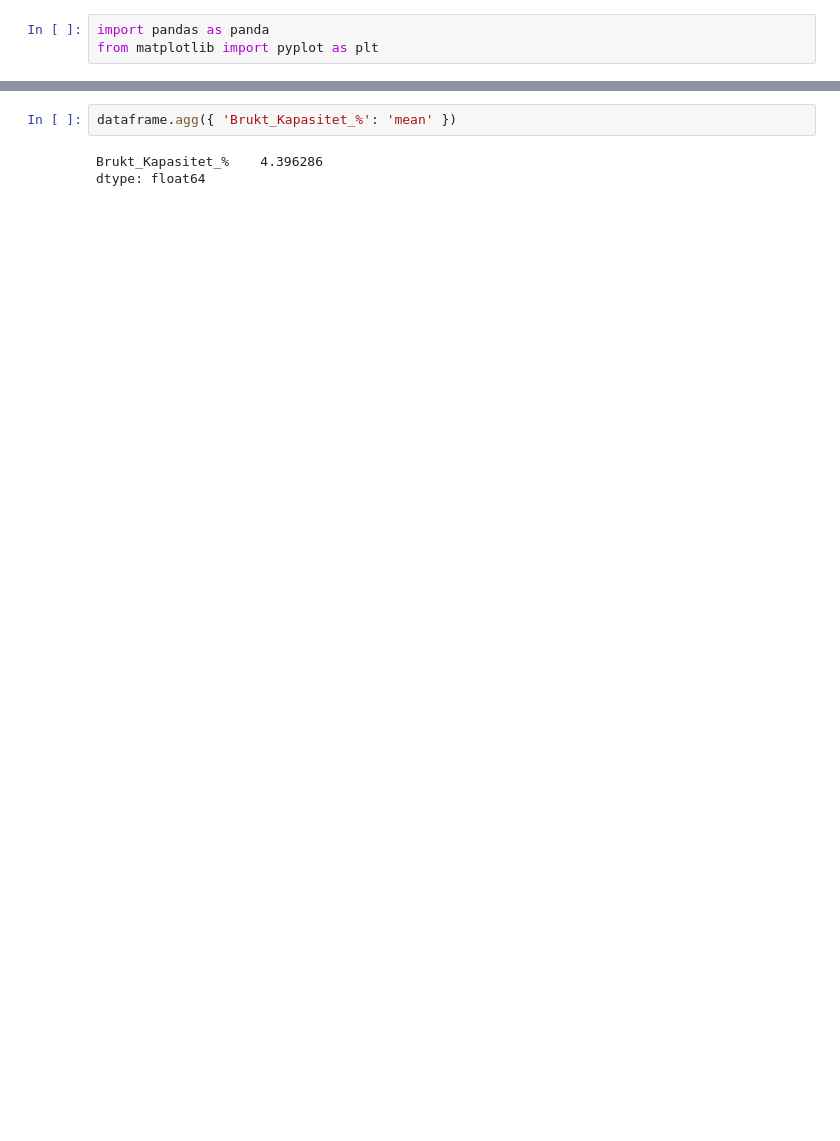
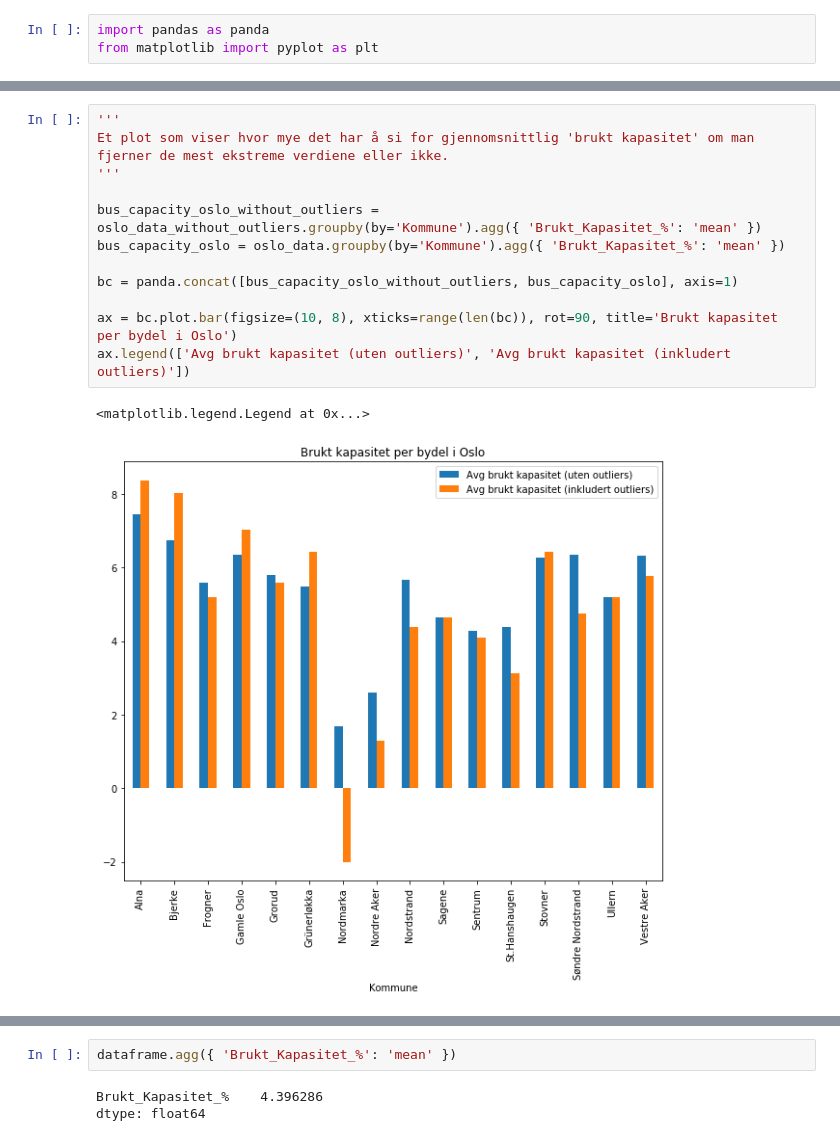
Before and after one commit to Jovalb/Assignement1Data, a Jupyter notebook: Brukt_Kapasitet_%.ipynb, the cells around one changed output, grey strips where cells are left out. Drawn from its saved outputs; the diff is of its cells as text; blank space fills up the shorter version.

```diff
--- a/Brukt_Kapasitet_%.ipynb
+++ b/Brukt_Kapasitet_%.ipynb
@@ -32 +54,16 @@ bus_capacity_routes_oslo.plot.bar(figsize=(20, 8), xticks=range(len(bus_capacity
+# %%
+'''
+Et plot som viser hvor mye det har å si for gjennomsnittlig 'brukt kapasitet' om man fjerner de mest ekstreme verdiene eller ikke.
+'''
+
+bus_capacity_oslo_without_outliers = oslo_data_without_outliers.groupby(by='Kommune').agg({ 'Brukt_Kapasitet_%': 'mean' })
+bus_capacity_oslo = oslo_data.groupby(by='Kommune').agg({ 'Brukt_Kapasitet_%': 'mean' })
+
+bc = panda.concat([bus_capacity_oslo_without_outliers, bus_capacity_oslo], axis=1)
+
+ax = bc.plot.bar(figsize=(10, 8), xticks=range(len(bc)), rot=90, title='Brukt kapasitet per bydel i Oslo')
+ax.legend(['Avg brukt kapasitet (uten outliers)', 'Avg brukt kapasitet (inkludert outliers)'])
+# %% [output]
+<matplotlib.legend.Legend at 0x...>
+[figure, added]
 # %%
```
Also changed, not shown: parts of 5 cells of this notebook.
